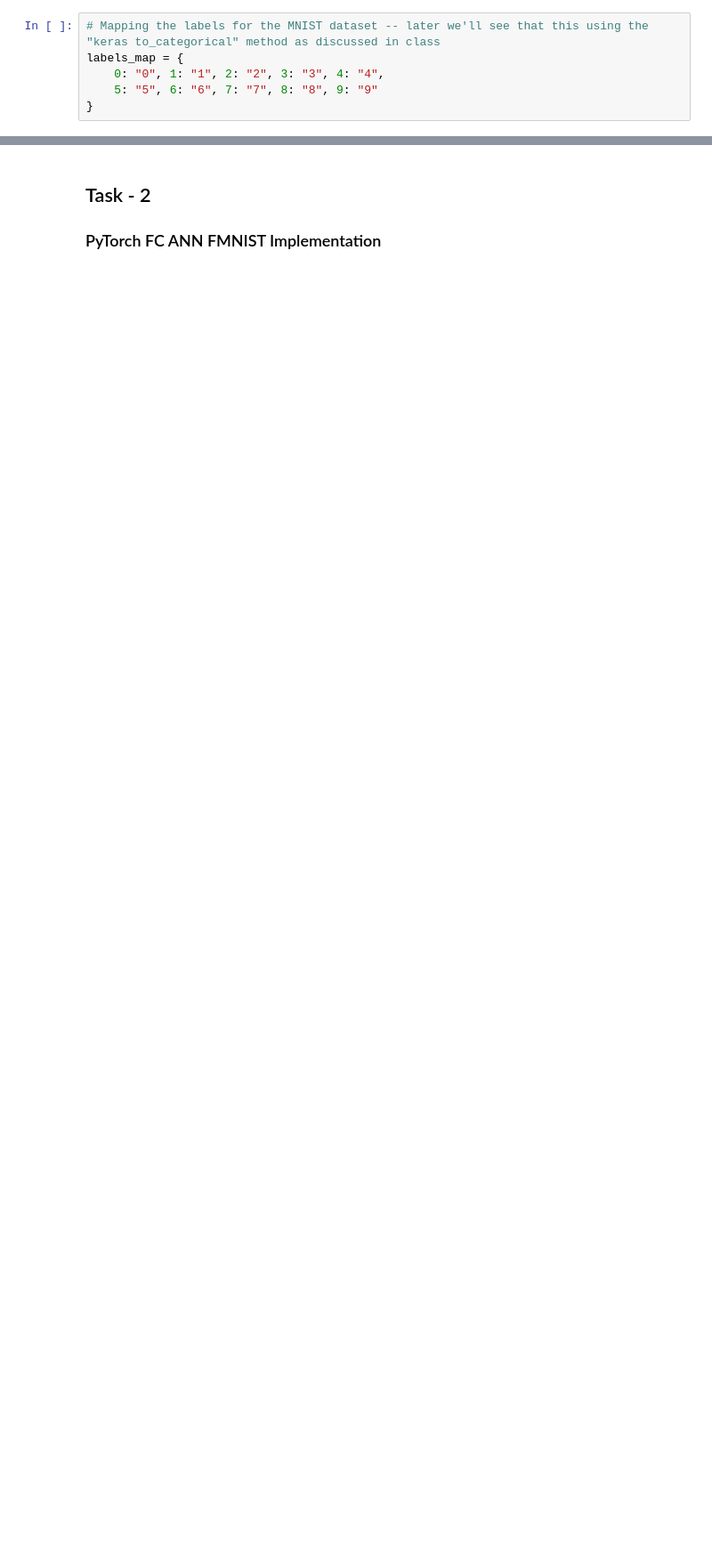
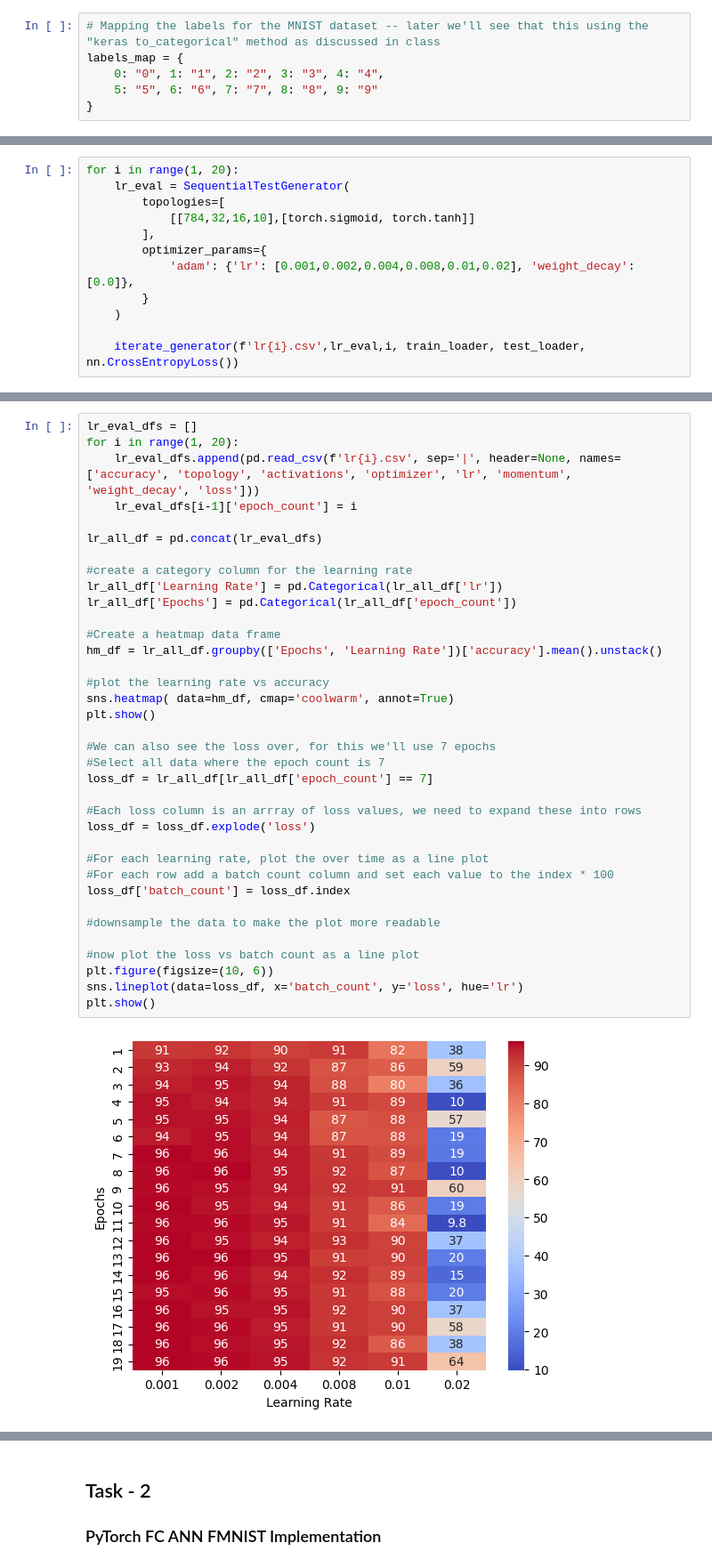
Before and after one commit to wortcook/UMKC, a Jupyter notebook: Fall2024/CS5567-0002/Project2/Fashion_MNIST-1_proj2.ipynb, the cells around one changed output, grey strips where cells are left out. Shown at 89% size. Cells and saved outputs as stored; diff of their text form; blank space fills up the shorter version.

```diff
--- a/Fall2024/CS5567-0002/Project2/Fashion_MNIST-1_proj2.ipynb
+++ b/Fall2024/CS5567-0002/Project2/Fashion_MNIST-1_proj2.ipynb
@@ -353,0 +381,12 @@ plt.show()
+# %%
+for i in range(1, 20):
+    lr_eval = SequentialTestGenerator(
+        topologies=[
+            [[784,32,16,10],[torch.sigmoid, torch.tanh]]
+        ],
+        optimizer_params={
+            'adam': {'lr': [0.001,0.002,0.004,0.008,0.01,0.02], 'weight_decay': [0.0]},
+        }
+    )
+
+    iterate_generator(f'lr{i}.csv',lr_eval,i, train_loader, test_loader, nn.CrossEntropyLoss())
@@ -353,0 +419,38 @@ plt.show()
+# %%
+lr_eval_dfs = []
+for i in range(1, 20):
+    lr_eval_dfs.append(pd.read_csv(f'lr{i}.csv', sep='|', header=None, names=['accuracy', 'topology', 'activations', 'optimizer', 'lr', 'momentum', 'weight_decay', 'loss']))
+    lr_eval_dfs[i-1]['epoch_count'] = i
+
+lr_all_df = pd.concat(lr_eval_dfs)
+
+#create a category column for the learning rate
+lr_all_df['Learning Rate'] = pd.Categorical(lr_all_df['lr'])
+lr_all_df['Epochs'] = pd.Categorical(lr_all_df['epoch_count'])
+
+#Create a heatmap data frame
+hm_df = lr_all_df.groupby(['Epochs', 'Learning Rate'])['accuracy'].mean().unstack()
+
+#plot the learning rate vs accuracy
+sns.heatmap( data=hm_df, cmap='coolwarm', annot=True)
+plt.show()
+
+#We can also see the loss over, for this we'll use 7 epochs
+#Select all data where the epoch count is 7
+loss_df = lr_all_df[lr_all_df['epoch_count'] == 7]
+
+#Each loss column is an arrray of loss values, we need to expand these into rows
+loss_df = loss_df.explode('loss')
+
+#For each learning rate, plot the over time as a line plot
+#For each row add a batch count column and set each value to the index * 100
+loss_df['batch_count'] = loss_df.index
+
+#downsample the data to make the plot more readable
+
+#now plot the loss vs batch count as a line plot
+plt.figure(figsize=(10, 6))
+sns.lineplot(data=loss_df, x='batch_count', y='loss', hue='lr')
+plt.show()
+# %% [output]
+[figure, added]
```
Also changed, not shown: parts of 23 cells of this notebook, 1 other file.
